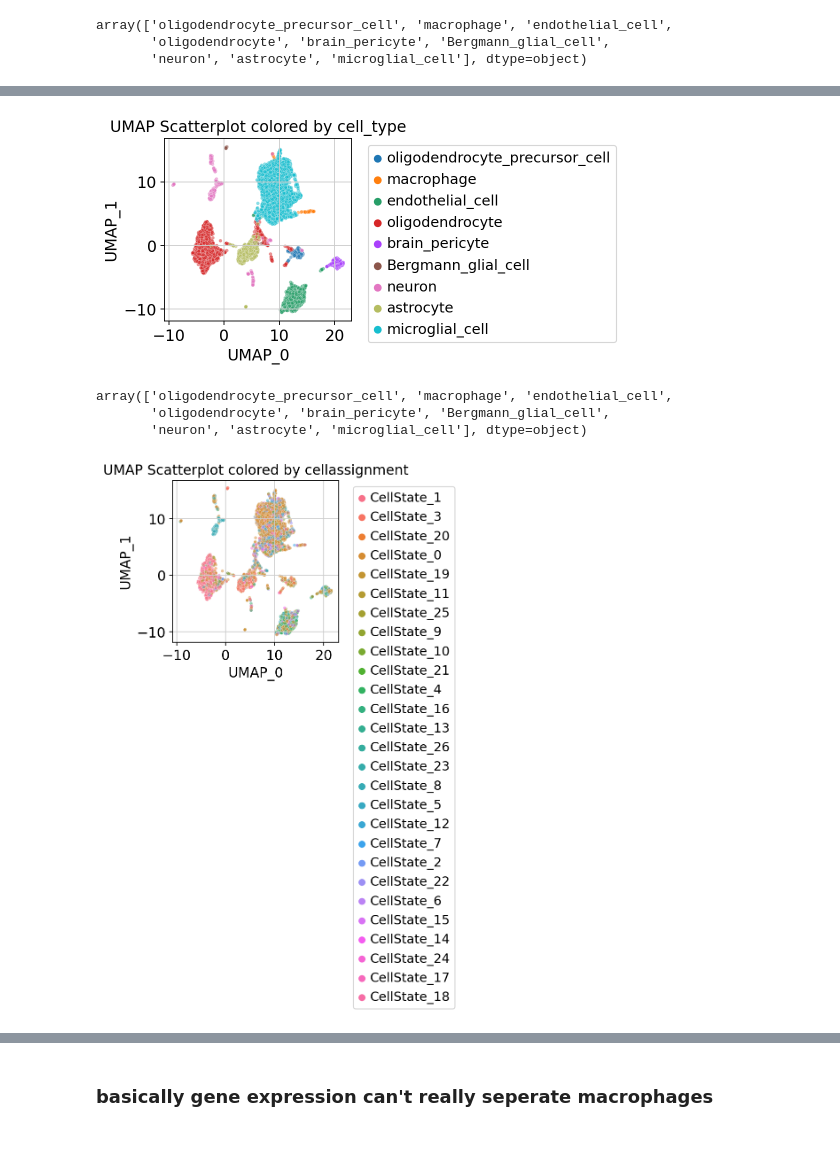
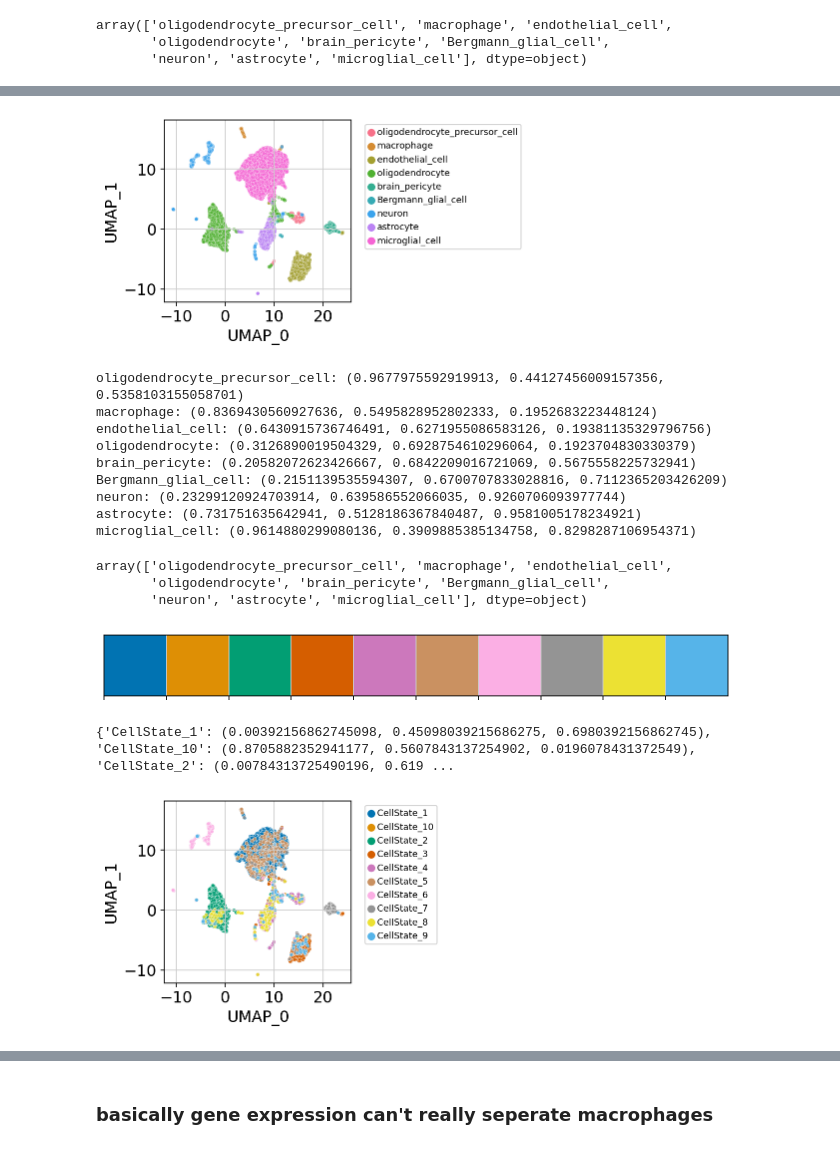
Before and after one commit to daklab/Leaflet-analysis, a Jupyter notebook: tabula_muris_brain/low_dimensional_rep/BBmixture_vars_on_UMAP.ipynb, the cells around one changed output, grey strips where cells are left out. Cells and saved outputs as stored; diff of their text form; code cells hidden in the pictures.

```diff
--- a/tabula_muris_brain/low_dimensional_rep/BBmixture_vars_on_UMAP.ipynb
+++ b/tabula_muris_brain/low_dimensional_rep/BBmixture_vars_on_UMAP.ipynb
@@ -124,15 +129,29 @@ UMAP_rep.head()
 # %%
-# make scatter plot where x-axis is UMAP_0 and y-axis is UMAP_1
-# make colours the cell_type groups in UMAP_rep
+# 1. Define a color palette for 'cell_type'
+unique_cell_types = UMAP_rep['cell_type'].unique()
+palette = sns.color_palette("husl", len(unique_cell_types))
+color_mapping = dict(zip(unique_cell_types, palette))
 
-# Scatterplot colored by 'cell_type'
+# Plot
 plt.figure(figsize=(3, 3))
-sns.scatterplot(x=UMAP_rep["UMAP_0"], y=UMAP_rep["UMAP_1"], hue=UMAP_rep['cell_type'], alpha=0.5, s=10)
-plt.legend(bbox_to_anchor=(1.05, 1), loc='upper left')
-plt.title('UMAP Scatterplot colored by cell_type')
+sns.scatterplot(x=UMAP_rep["UMAP_0"], y=UMAP_rep["UMAP_1"], hue=UMAP_rep['cell_type'], palette=color_mapping, alpha=0.5, s=10)
+plt.legend(bbox_to_anchor=(1.05, 1), loc='upper left', fontsize='xx-small')
 plt.show()
+
+# Print color mapping for reference
+for cell_type, color in color_mapping.items():
+    print(f"{cell_type}: {color}")
 # %% [output]
-[figure, old version]
+[figure, new version]
+oligodendrocyte_precursor_cell: (0.9677975592919913, 0.44127456009157356, 0.5358103155058701)
+macrophage: (0.8369430560927636, 0.5495828952802333, 0.1952683223448124)
+endothelial_cell: (0.6430915736746491, 0.6271955086583126, 0.19381135329796756)
+oligodendrocyte: (0.3126890019504329, 0.6928754610296064, 0.1923704830330379)
+brain_pericyte: (0.20582072623426667, 0.6842209016721069, 0.5675558225732941)
+Bergmann_glial_cell: (0.2151139535594307, 0.6700707833028816, 0.7112365203426209)
+neuron: (0.23299120924703914, 0.639586552066035, 0.9260706093977744)
+astrocyte: (0.731751635642941, 0.5128186367840487, 0.9581005178234921)
+microglial_cell: (0.9614880299080136, 0.3909885385134758, 0.8298287106954371)
 # %%
 UMAP_rep.cell_type.unique()
 # %% [output]
@@ -144,13 +163,27 @@ array(['oligodendrocyte_precursor_cell', 'macrophage', 'endothelial_cell',
 # find columns that have CellState in them?
 cellstates = [col for col in UMAP_rep.columns if 'CellState' in col]
 UMAP_rep["cellassignment"] = UMAP_rep[cellstates].idxmax(axis=1)
+# %%
+sns.palplot(sns.color_palette("colorblind"))
+# %% [output]
+[figure, added]
 # %%
-# Scatterplot colored by 'cell_state'
+# Sort UMAP_rep by cellassignment
+UMAP_rep = UMAP_rep.sort_values(by='cellassignment')
+
+# Create a color mapping for each unique cellassignment
+unique_states = UMAP_rep['cellassignment'].unique()
+palette = sns.color_palette("colorblind", len(unique_states))
+color_mapping = dict(zip(unique_states, palette))
+
+print(color_mapping)
+
+# Plot
 plt.figure(figsize=(3, 3))
-sns.scatterplot(x=UMAP_rep["UMAP_0"], y=UMAP_rep["UMAP_1"], hue=UMAP_rep['cellassignment'], alpha=0.5, s=10)
-plt.legend(bbox_to_anchor=(1.05, 1), loc='upper left')
-plt.title('UMAP Scatterplot colored by cellassignment')
+sns.scatterplot(x=UMAP_rep["UMAP_0"], y=UMAP_rep["UMAP_1"], hue=UMAP_rep['cellassignment'], palette=color_mapping, alpha=0.8, s=10)
+plt.legend(bbox_to_anchor=(1.05, 1), loc='upper left', fontsize='xx-small')
 plt.show()
 # %% [output]
+{'CellState_1': (0.00392156862745098, 0.45098039215686275, 0.6980392156862745), 'CellState_10': (0.8705882352941177, 0.5607843137254902, 0.0196078431372549), 'CellState_2': (0.00784313725490196, 0.619 ...
-[figure, old version]
+[figure, new version]
 # %%
```
Also changed, not shown: parts of 20 cells of this notebook, 13 other files.
